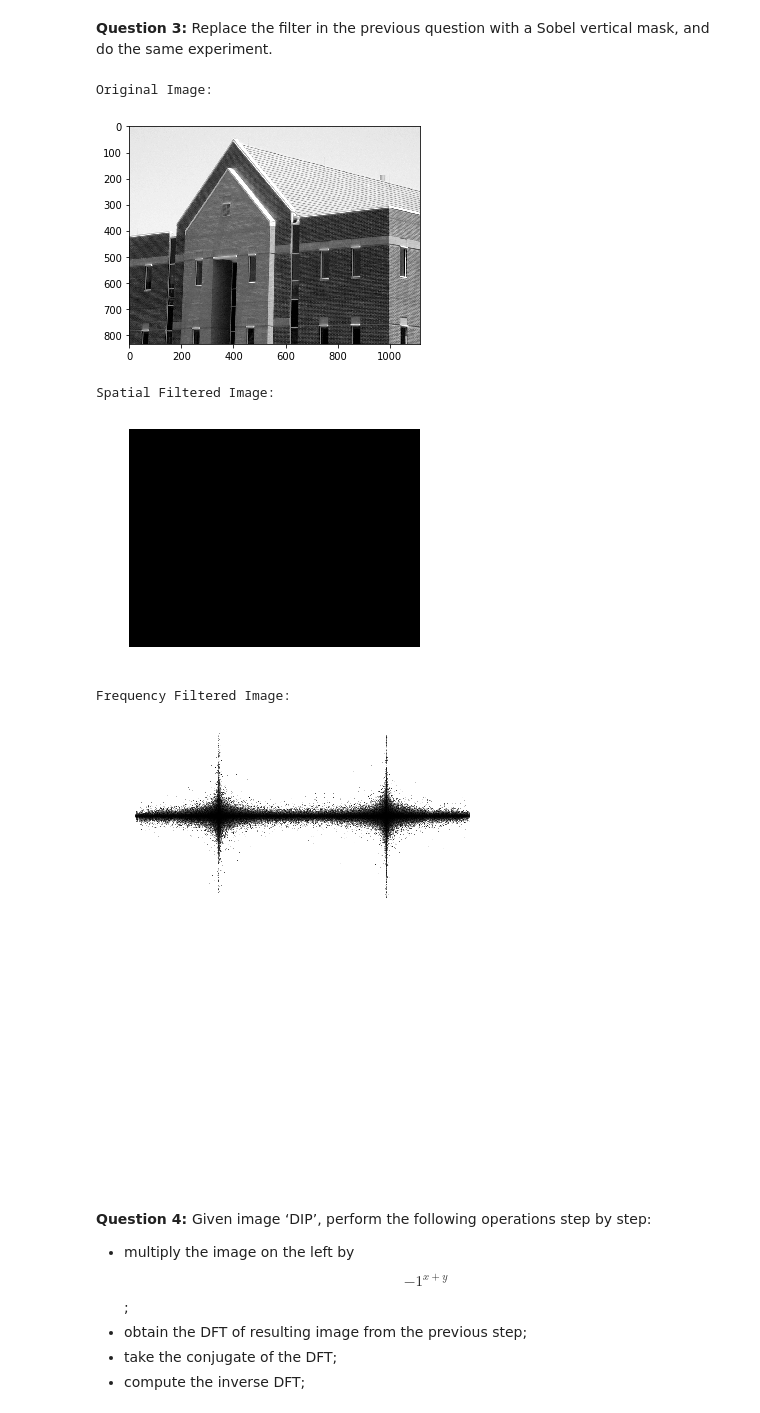
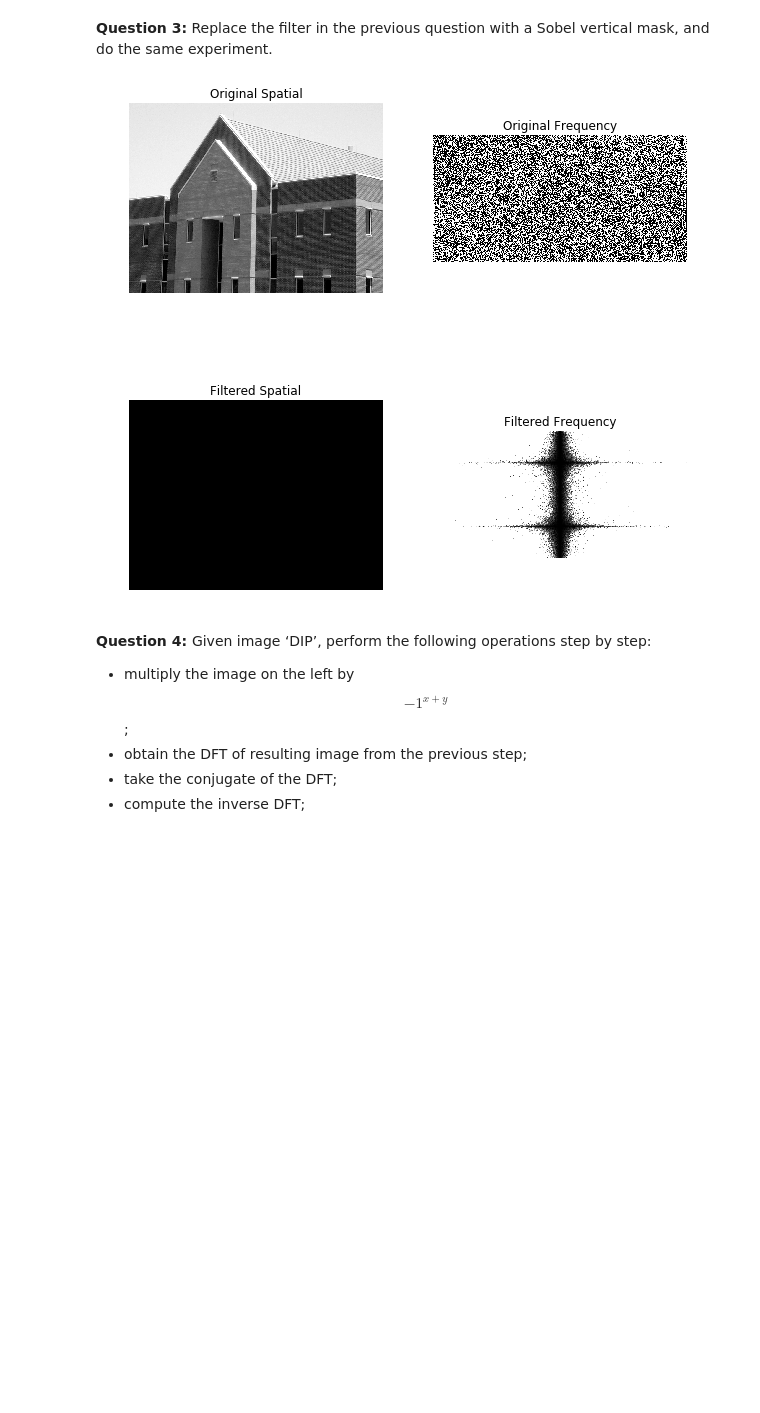
Before and after one commit to arcticNeemie/schoolwork, a Jupyter notebook: COMS/Honours/Digital Image Processing/Lab 4/Lab 4.ipynb, the cells around one changed output. Cells and saved outputs as stored; diff of their text form; code cells hidden in the pictures; blank space fills up the shorter version.

```diff
--- a/COMS/Honours/Digital Image Processing/Lab 4/Lab 4.ipynb
+++ b/COMS/Honours/Digital Image Processing/Lab 4/Lab 4.ipynb
@@ -130,16 +148,12 @@ def applyFourierFilter(f,h):
     G = np.multiply(H,F)
     gp = np.real(sp.ifft2(G))
     g = gp[:A,:B]
-    return g,np.abs(G)
+    return np.real(F),g,np.abs(G)
 
 
 
 building = im2float32(plt.imread('building.tif'))
-print("Original Image:\n")
-displayImage(building,1)
-g,G = applyFourierFilter(building,boxFilter(5))
-print("Spatial Filtered Image:\n")
-displayImage(g,1)
-print("Frequency Filtered Image:\n")
-displayImage(G,1)
+F,g,G = applyFourierFilter(building,boxFilter(5))
+displayImage([building,F,g,G],2,2, \
+             ["Original Spatial","Original Frequency","Filtered Spatial","Filtered Frequency"],plotsize=10)
 # %% [output]
@@ -155,22 +163,12 @@ Frequency Filtered Image:
 # %%
 Sobel1 = np.array([[-1,0,-1],[-2,0,-2],[-1,0,-1]])
 Sobel2 = np.array([[-1,-2,-1],[0,0,0],[-1,-2,-1]])
 
-print("Original Image:\n")
-displayImage(building,1)
-g1,G1 = applyFourierFilter(building,Sobel1)
-print("Spatial Filtered Image:\n")
-displayImage(g1,1)
-print("Frequency Filtered Image:\n")
-displayImage(G1,1)
+F1,g1,G1 = applyFourierFilter(building,Sobel2)
+displayImage([building,F1,g1,G1],2,2, \
+             ["Original Spatial","Original Frequency","Filtered Spatial","Filtered Frequency"],plotsize=10)
 # %% [output]
-Original Image:
-[figure, old version]
+[figure, new version]
-Spatial Filtered Image:
-[figure, removed]
-Frequency Filtered Image:
-[figure, removed]
-[figure, removed]
 # %% [markdown]
 <b>Question 4: </b>Given image ‘DIP’, perform the following operations step by step:
 <ul>
```
Also changed, not shown: parts of 4 cells of this notebook.
